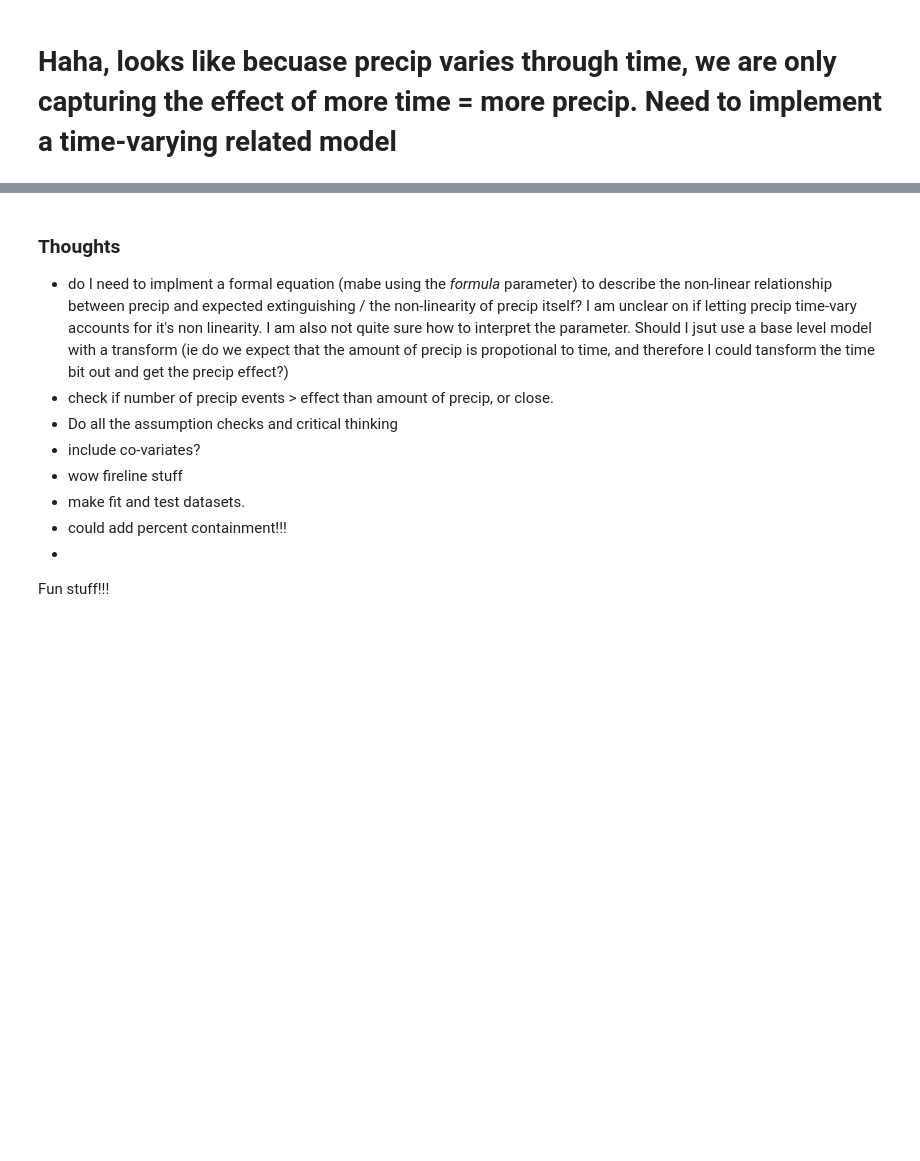
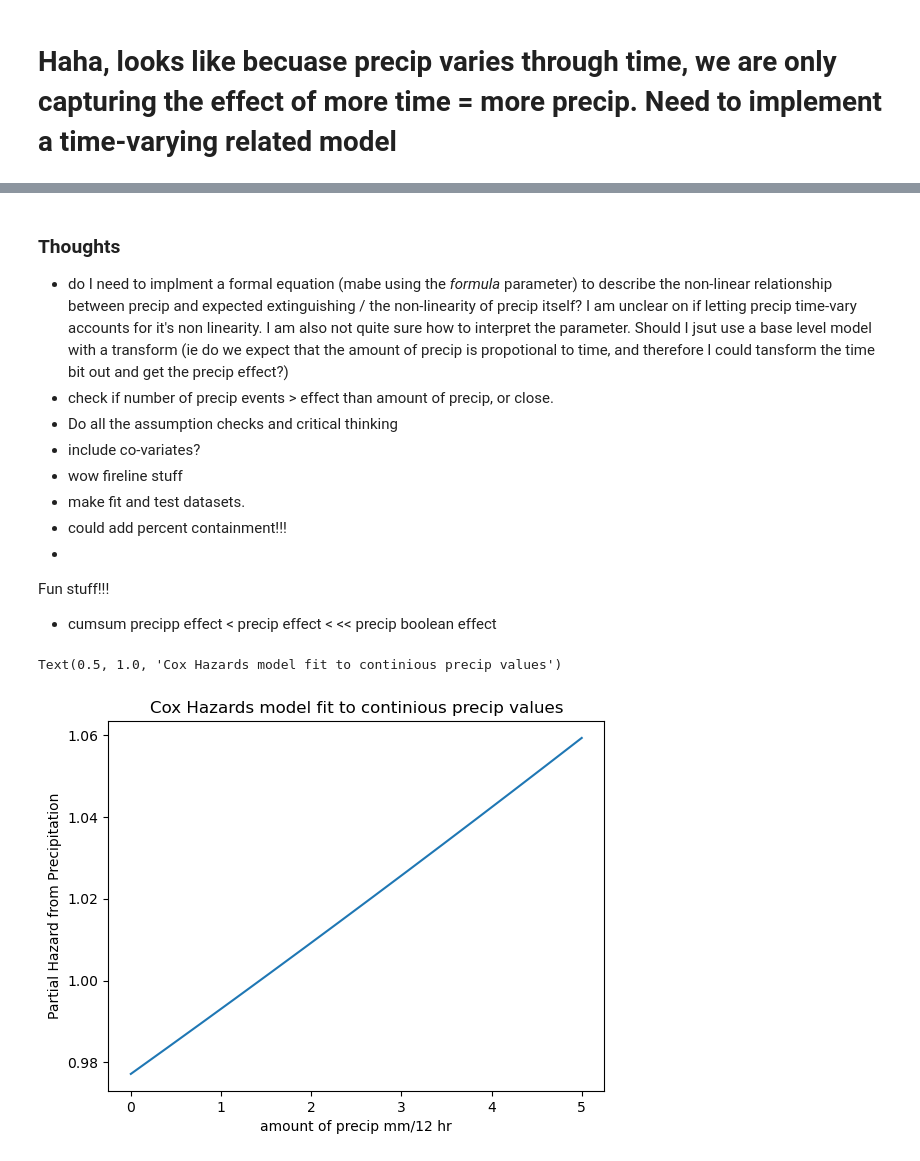
Before and after one commit to mccabete/precip, a Jupyter notebook: cox_proportional_hazards_model.ipynb, the cells around one changed output, grey strips where cells are left out. Drawn from its saved outputs; the diff is of its cells as text; code cells hidden in the pictures; blank space fills up the shorter version.

```diff
--- a/cox_proportional_hazards_model.ipynb
+++ b/cox_proportional_hazards_model.ipynb
@@ -111,6 +130,7 @@ def cox_time_vary_format(df): # cuts off pre-fire precip, but includes post-fire
                          #'number_of_rain_events': len(df[post_ig & (df.precipitation > 0)].precipitation), # not time varying right now.
 
                           })
+    new_df.loc[:, "precip_bool"] = new_df.precipitation > 1 ### The more I increase this boolean, the larger the effect. This makes sense because we would expect more rain to put out fires.
     new_df.loc[:, "precip_cumsum"] = df[post_ig].precipitation.cumsum()
     new_df.loc[:, 'l1_ecoregion'] = df.l1_ecoregion.unique()[0]
     new_df.loc[:, "UfireID"] =  df.UfireID.unique()[0]
@@ -143,3 +204,6 @@ ctv.plot()
 -
 
 Fun stuff!!!
+
+
+- cumsum precipp effect < precip effect < << precip boolean effect
@@ -145,0 +214,20 @@ Fun stuff!!!
+# %%
+## Make a trial df to show the effect of number of precip events.
+
+## Make a sample tmp
+tmp_plot = tmp
+
+tmp_plot.loc[:, 'precipitation']= np.linspace(0, 5, num=len(tmp))
+ctv.predict_partial_hazard(tmp_plot[['start', 'stop', 'precipitation']])
+
+plt.plot(tmp_plot.precipitation, ctv.predict_partial_hazard(tmp_plot[['start', 'stop', 'precipitation']]))
+plt.ylabel("Partial Hazard from Precipitation")
+plt.xlabel("amount of precip mm/12 hr")
+plt.title("Cox Hazards model fit to continious precip values")
+
+
+#tmp_plot.loc[:, 'precip_bool'] = [False, True, False, False, False, False, False, False, False, False, False, False, False, False]
+#ctv.predict_partial_hazard(tmp_plot[['start', 'stop', 'precip_bool']])
+# %% [output]
+Text(0.5, 1.0, 'Cox Hazards model fit to continious precip values')
+[figure, added]
```
Also changed, not shown: parts of 9 cells of this notebook, 5 other files.
